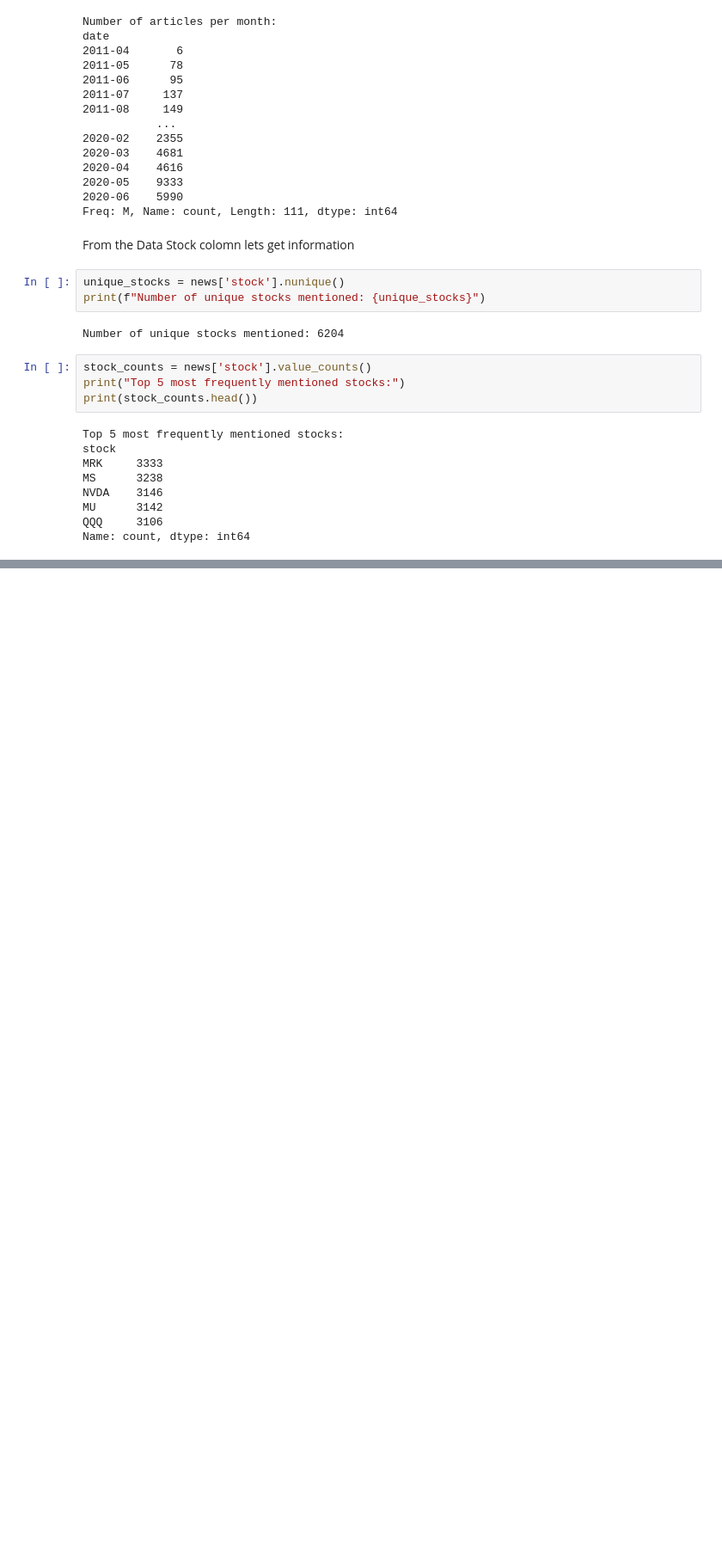
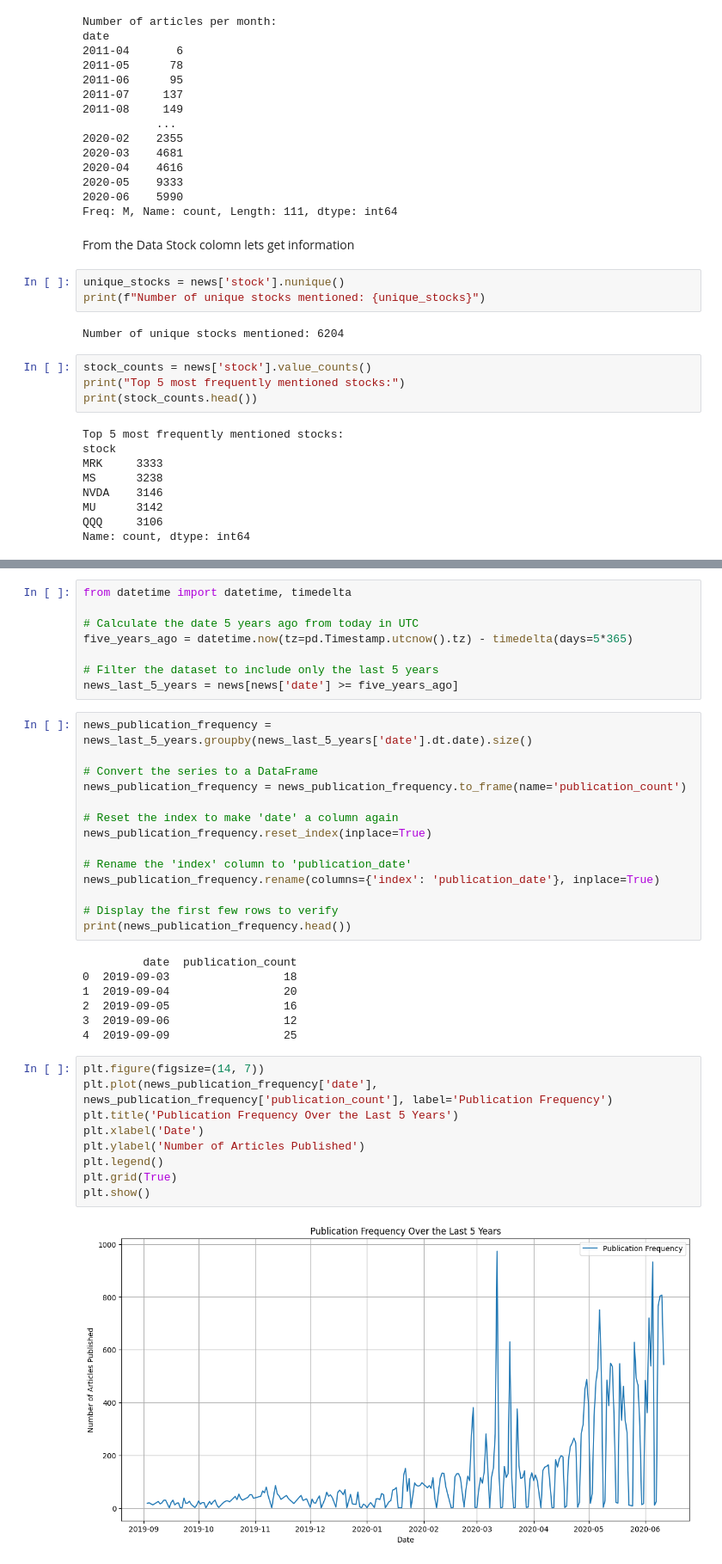
Before and after one commit to beza328/Stock-data-Analysis, a Jupyter notebook: notebooks/News analysis.ipynb, the cells around one changed output, grey strips where cells are left out. Shown at 86% size. Cells and saved outputs as stored; diff of their text form; blank space fills up the shorter version.

```diff
--- a/notebooks/News analysis.ipynb
+++ b/notebooks/News analysis.ipynb
@@ -164,0 +348,40 @@ from collections import Counter
+# %%
+from datetime import datetime, timedelta
+
+# Calculate the date 5 years ago from today in UTC
+five_years_ago = datetime.now(tz=pd.Timestamp.utcnow().tz) - timedelta(days=5*365)
+
+# Filter the dataset to include only the last 5 years
+news_last_5_years = news[news['date'] >= five_years_ago]
+# %%
+news_publication_frequency = news_last_5_years.groupby(news_last_5_years['date'].dt.date).size()
+
+# Convert the series to a DataFrame
+news_publication_frequency = news_publication_frequency.to_frame(name='publication_count')
+
+# Reset the index to make 'date' a column again
+news_publication_frequency.reset_index(inplace=True)
+
+# Rename the 'index' column to 'publication_date'
+news_publication_frequency.rename(columns={'index': 'publication_date'}, inplace=True)
+
+# Display the first few rows to verify
+print(news_publication_frequency.head())
+# %% [output]
+         date  publication_count
+0  2019-09-03                 18
+1  2019-09-04                 20
+2  2019-09-05                 16
+3  2019-09-06                 12
+4  2019-09-09                 25
+# %%
+plt.figure(figsize=(14, 7))
+plt.plot(news_publication_frequency['date'], news_publication_frequency['publication_count'], label='Publication Frequency')
+plt.title('Publication Frequency Over the Last 5 Years')
+plt.xlabel('Date')
+plt.ylabel('Number of Articles Published')
+plt.legend()
+plt.grid(True)
+plt.show()
+# %% [output]
+[figure, added]
```
Also changed, not shown: parts of 20 cells of this notebook.
